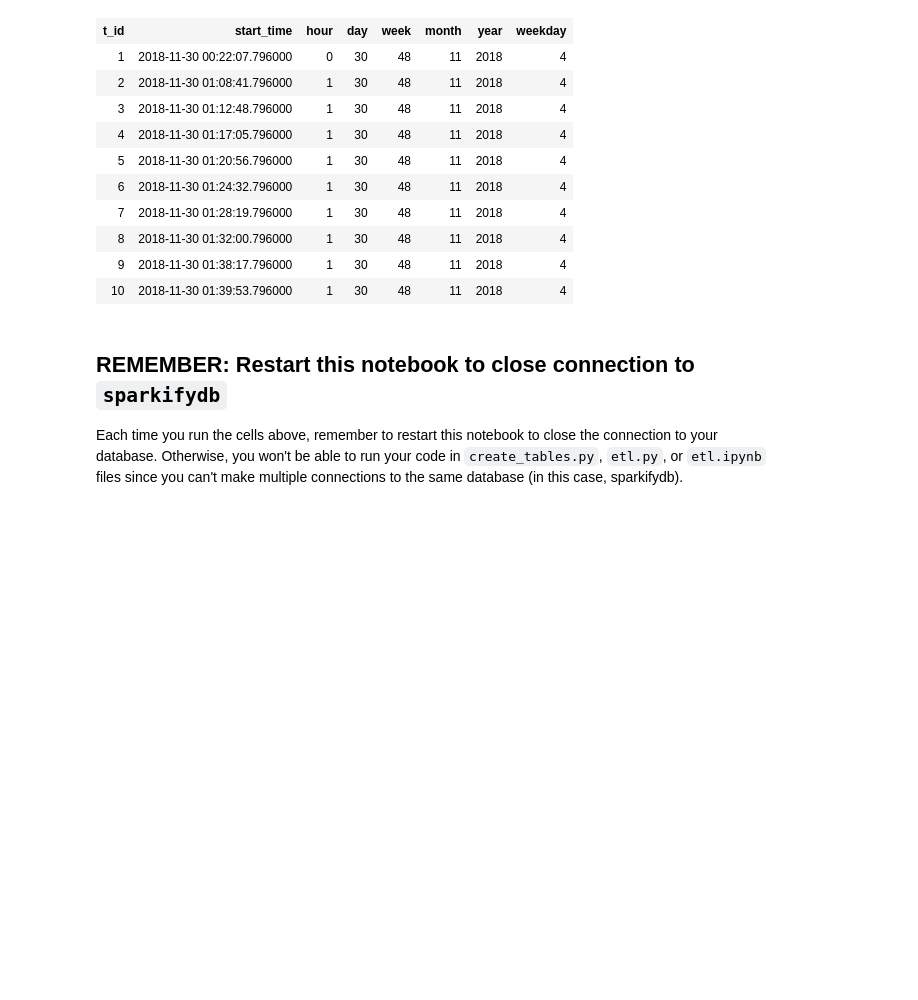
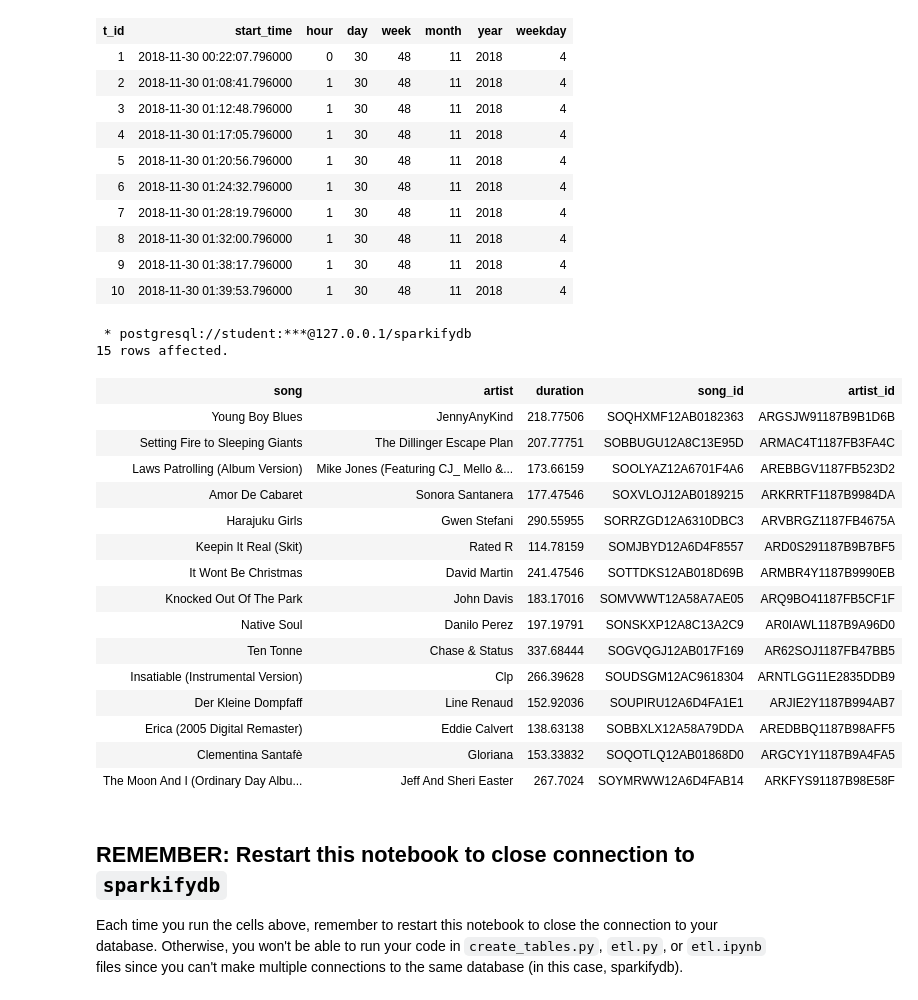
Before and after one commit to sandeepmohan/DEND, a Jupyter notebook: test.ipynb, the cells around one changed output. Drawn from its saved outputs; the diff is of its cells as text; code cells hidden in the pictures; blank space fills up the shorter version.

```diff
--- a/test.ipynb
+++ b/test.ipynb
@@ -84,3 +84,28 @@
 | 8 | 2018-11-30 01:32:00.796000 | 1 | 30 | 48 | 11 | 2018 | 4 |
 | 9 | 2018-11-30 01:38:17.796000 | 1 | 30 | 48 | 11 | 2018 | 4 |
 | 10 | 2018-11-30 01:39:53.796000 | 1 | 30 | 48 | 11 | 2018 | 4 |
+# %%
+%%sql
+SELECT DISTINCT s.title song, a.name artist, s.duration, s.song_id, a.artist_id
+FROM songs s, artists a
+WHERE s.artist_id = a.artist_id
+LIMIT 15;
+# %% [output]
+ * postgresql://student:***@127.0.0.1/sparkifydb
+15 rows affected.
+| song | artist | duration | song_id | artist_id |
+| Young Boy Blues | JennyAnyKind | 218.77506 | SOQHXMF12AB0182363 | ARGSJW91187B9B1D6B |
+| Setting Fire to Sleeping Giants | The Dillinger Escape Plan | 207.77751 | SOBBUGU12A8C13E95D | ARMAC4T1187FB3FA4C |
+| Laws Patrolling (Album Version) | Mike Jones (Featuring CJ_ Mello &... | 173.66159 | SOOLYAZ12A6701F4A6 | AREBBGV1187FB523D2 |
+| Amor De Cabaret | Sonora Santanera | 177.47546 | SOXVLOJ12AB0189215 | ARKRRTF1187B9984DA |
+| Harajuku Girls | Gwen Stefani | 290.55955 | SORRZGD12A6310DBC3 | ARVBRGZ1187FB4675A |
+| Keepin It Real (Skit) | Rated R | 114.78159 | SOMJBYD12A6D4F8557 | ARD0S291187B9B7BF5 |
+| It Wont Be Christmas | David Martin | 241.47546 | SOTTDKS12AB018D69B | ARMBR4Y1187B9990EB |
+| Knocked Out Of The Park | John Davis | 183.17016 | SOMVWWT12A58A7AE05 | ARQ9BO41187FB5CF1F |
+| Native Soul | Danilo Perez | 197.19791 | SONSKXP12A8C13A2C9 | AR0IAWL1187B9A96D0 |
+| Ten Tonne | Chase & Status | 337.68444 | SOGVQGJ12AB017F169 | AR62SOJ1187FB47BB5 |
+| Insatiable (Instrumental Version) | Clp | 266.39628 | SOUDSGM12AC9618304 | ARNTLGG11E2835DDB9 |
+| Der Kleine Dompfaff | Line Renaud | 152.92036 | SOUPIRU12A6D4FA1E1 | ARJIE2Y1187B994AB7 |
+| Erica (2005 Digital Remaster) | Eddie Calvert | 138.63138 | SOBBXLX12A58A79DDA | AREDBBQ1187B98AFF5 |
+| Clementina Santafè | Gloriana | 153.33832 | SOQOTLQ12AB01868D0 | ARGCY1Y1187B9A4FA5 |
+| The Moon And I (Ordinary Day Albu... | Jeff And Sheri Easter | 267.7024 | SOYMRWW12A6D4FAB14 | ARKFYS91187B98E58F |
```
Also changed, not shown: parts of 2 cells of this notebook, 4 other files.
